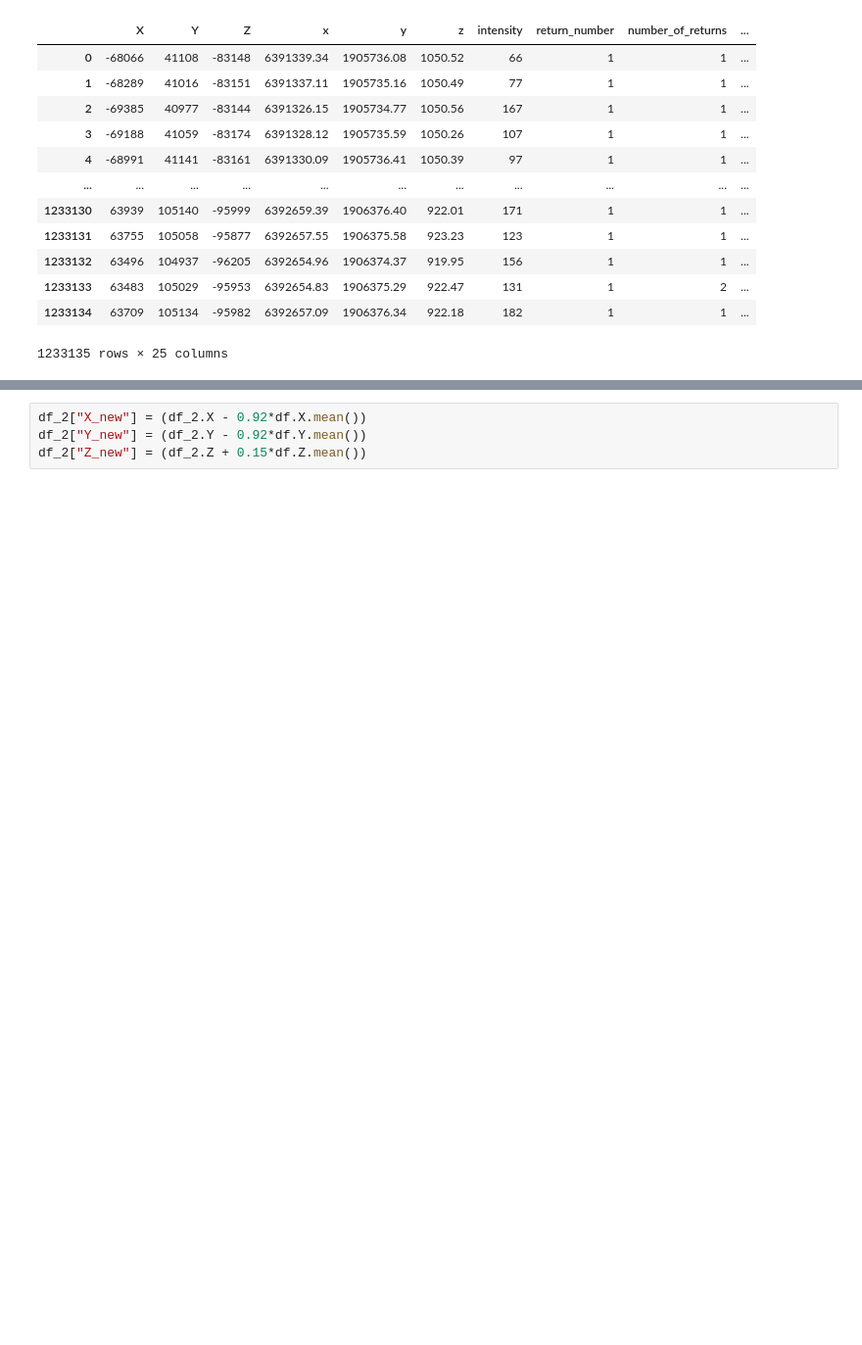
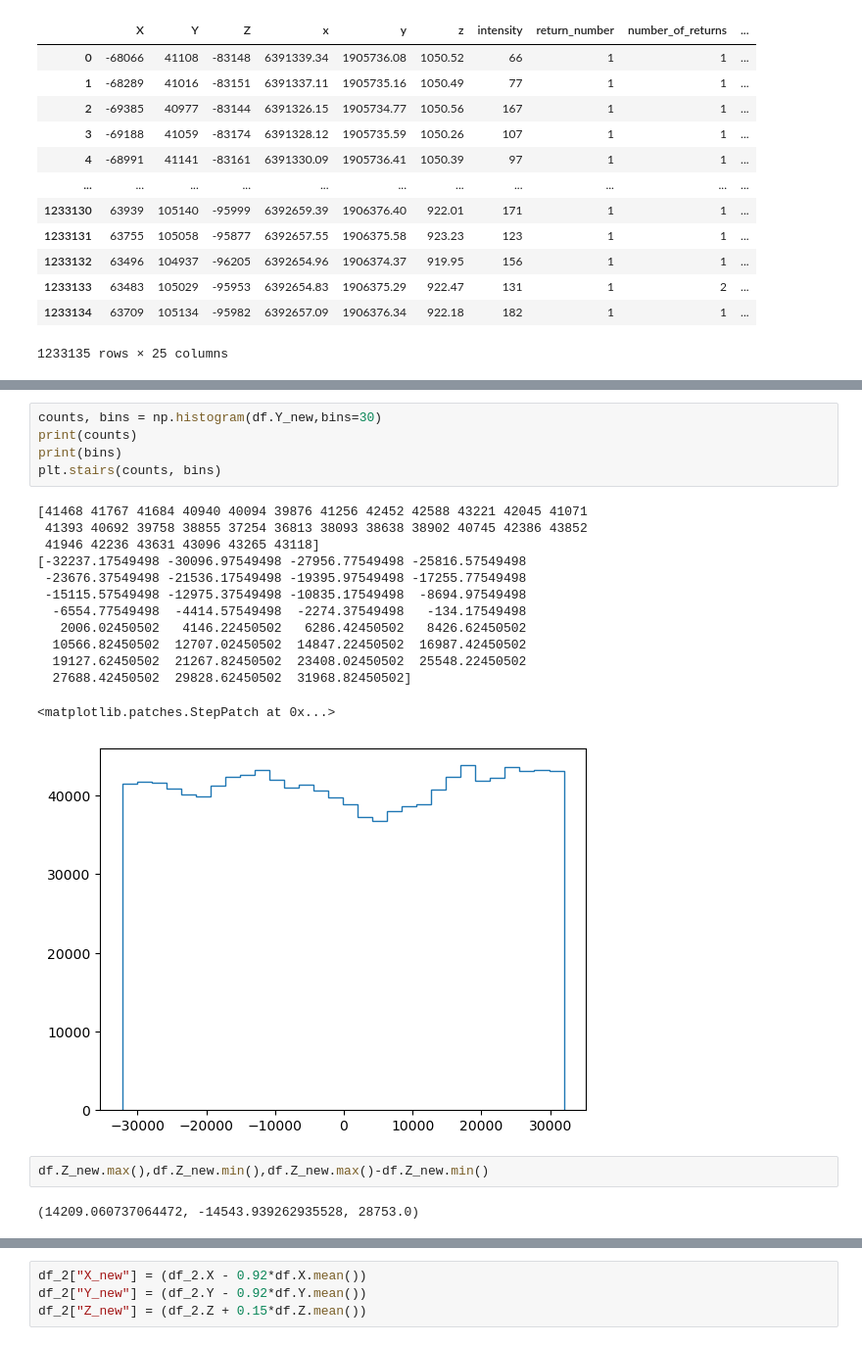
Before and after one commit to JuanCReyes1/lidar_processing, a Jupyter notebook: python38/esri_lidar.ipynb, the cells around one changed output, grey strips where cells are left out. Shown at 98% size. Cells and saved outputs as stored; diff of their text form; blank space fills up the shorter version.

```diff
--- a/python38/esri_lidar.ipynb
+++ b/python38/esri_lidar.ipynb
@@ -348,0 +444,23 @@ df
+# %%
+counts, bins = np.histogram(df.Y_new,bins=30)
+print(counts)
+print(bins)
+plt.stairs(counts, bins)
+# %% [output]
+[41468 41767 41684 40940 40094 39876 41256 42452 42588 43221 42045 41071
+ 41393 40692 39758 38855 37254 36813 38093 38638 38902 40745 42386 43852
+ 41946 42236 43631 43096 43265 43118]
+[-32237.17549498 -30096.97549498 -27956.77549498 -25816.57549498
+ -23676.37549498 -21536.17549498 -19395.97549498 -17255.77549498
+ -15115.57549498 -12975.37549498 -10835.17549498  -8694.97549498
+  -6554.77549498  -4414.57549498  -2274.37549498   -134.17549498
+   2006.02450502   4146.22450502   6286.42450502   8426.62450502
+  10566.82450502  12707.02450502  14847.22450502  16987.42450502
+  19127.62450502  21267.82450502  23408.02450502  25548.22450502
+  27688.42450502  29828.62450502  31968.82450502]
+<matplotlib.patches.StepPatch at 0x...>
+[figure, added]
+# %%
+df.Z_new.max(),df.Z_new.min(),df.Z_new.max()-df.Z_new.min()
+# %% [output]
+(14209.060737064472, -14543.939262935528, 28753.0)
```
Also changed, not shown: parts of 25 cells of this notebook, 3 other files.
